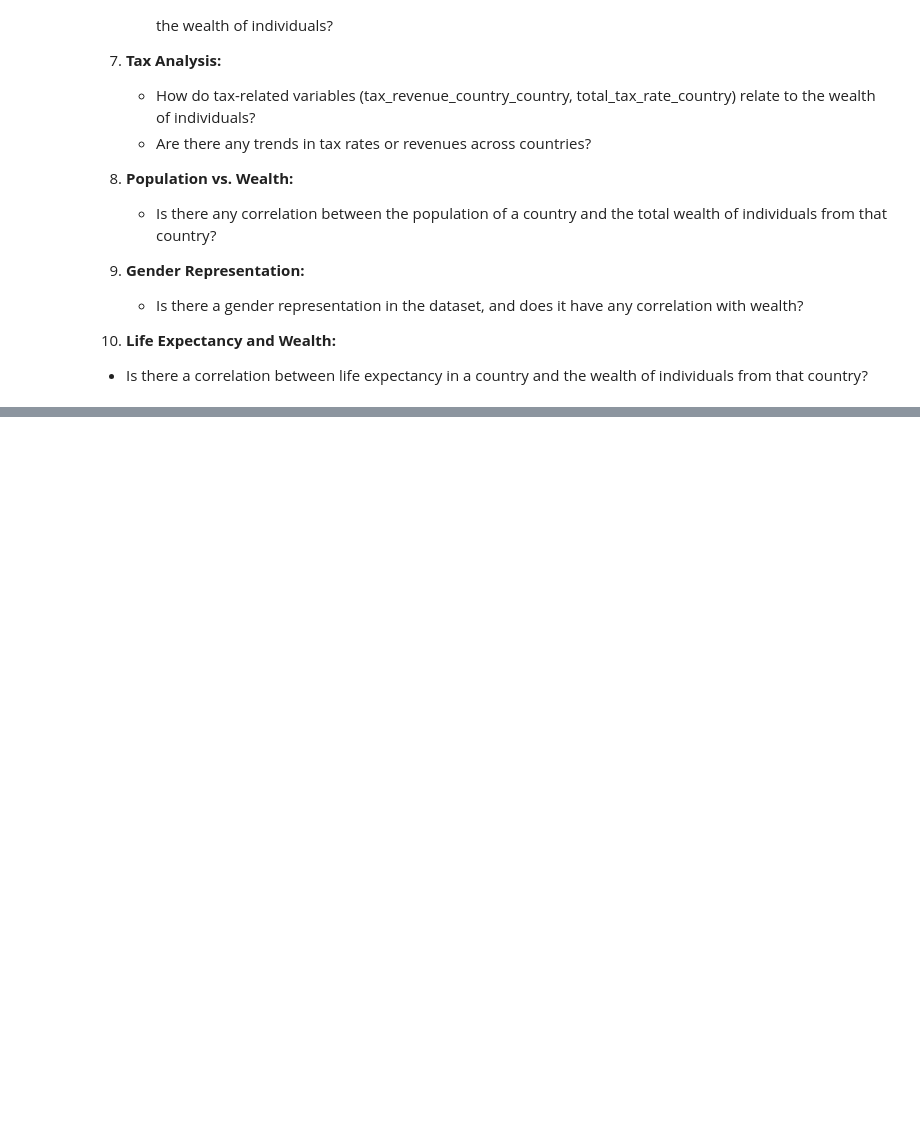
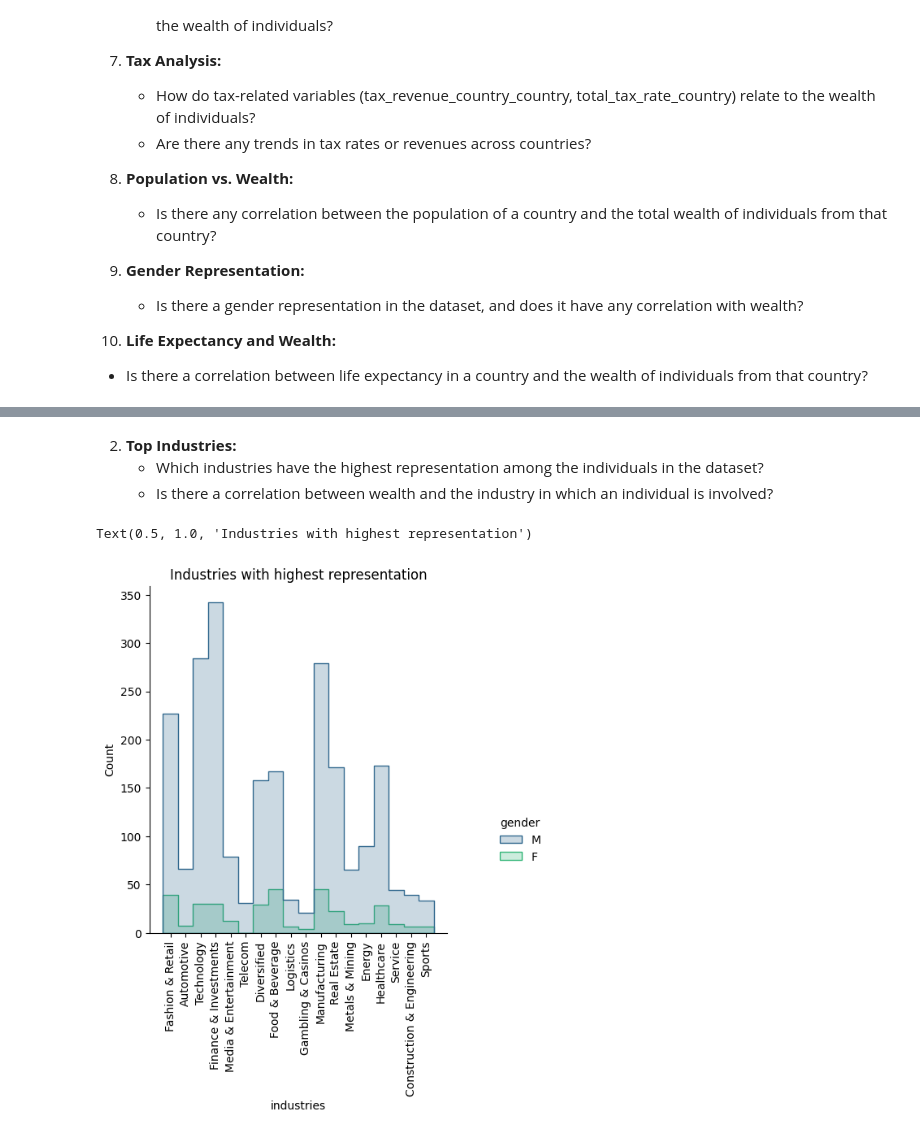
Before and after one commit to naveen3830/Kaggle, a Jupyter notebook: billionaires-data-visualization.ipynb, the cells around one changed output, grey strips where cells are left out. Cells and saved outputs as stored; diff of their text form; code cells hidden in the pictures; blank space fills up the shorter version.

```diff
--- a/billionaires-data-visualization.ipynb
+++ b/billionaires-data-visualization.ipynb
@@ -198,0 +285,11 @@ d1["country"].duplicated().sum()
+# %% [markdown]
+2. **Top Industries:**
+   - Which industries have the highest representation among the individuals in the dataset?
+   - Is there a correlation between wealth and the industry in which an individual is involved?
+# %%
+sns.displot(data=d1,x="industries",hue="gender",palette="viridis",element="step")
+plt.xticks(rotation="vertical")
+plt.title("Industries with highest representation")
+# %% [output]
+Text(0.5, 1.0, 'Industries with highest representation')
+[figure, added]
```
Also changed, not shown: parts of 8 cells of this notebook.
